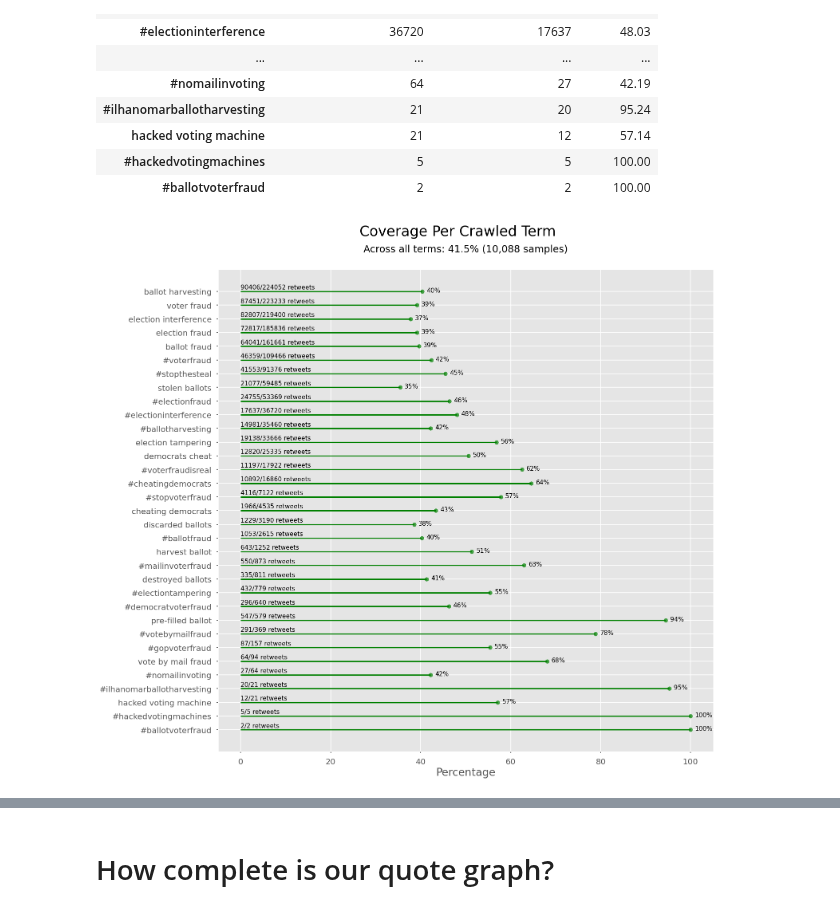
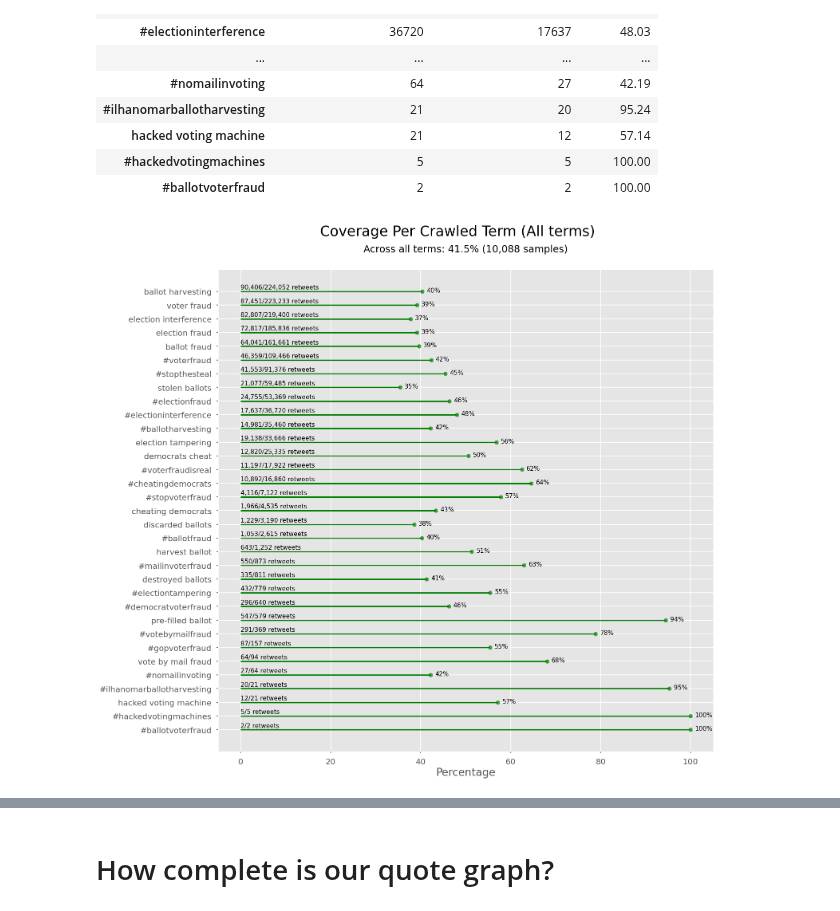
Before and after one commit to sTechLab/VoterFraud2020-analysis, a Jupyter notebook: notebooks/retweet_coverage.ipynb, the cells around one changed output, grey strips where cells are left out. Saved outputs shown, nothing was run; the diff lists cells and outputs as text; code cells hidden in the pictures.

```diff
--- a/notebooks/retweet_coverage.ipynb
+++ b/notebooks/retweet_coverage.ipynb
@@ -215,35 +215,32 @@ Index(['tweet_id', 'timestamp', 'metadata_retweet_count',
 | #ballotvoterfraud | 2 | 2 | 100.00 |
 # %%
 import numpy as np
-# Plot top 20 terms
-TOP_N = 20
-
 labels = plot_df.index.values
 percentage_values = plot_df["percentage"].values
 
 x = np.flip(percentage_values)
 y = np.flip(labels)
 
 fig, ax = plt.subplots(figsize=(20,20), dpi=80)
 ax.hlines(y=y, xmin=0, xmax=x, color='green')
 ax.scatter(x=x, y=y, s=75, color='green', alpha=0.7)
 
 for i, txt in enumerate(x):
     df_row = plot_df.iloc[-i - 1]
-    label = "{}/{} retweets".format(int(df_row["crawled_retweet_count"]), int(df_row["metadata_retweet_count"]))
+    label = "{:,}/{:,} retweets".format(int(df_row["crawled_retweet_count"]), int(df_row["metadata_retweet_count"]))
     ax.annotate(label, xy=(0, y[i]), textcoords='offset points', xytext=(0, 5), fontsize=14)
     ax.annotate("{}%".format(int(x[i])), xy=(x[i], y[i]), textcoords='offset points', xytext=(10, -2), fontsize=14)
 
 ax.tick_params(axis='both', labelsize=18)
 
 subtitle = "Across all terms: {:,.1f}% ({:,} samples)".format(
     (aggregated_crawled_retweet_count / aggregated_metadata_retweet_count) * 100,
     combined_coverage_df.shape[0]
 )
 
-fig.suptitle('Coverage Per Crawled Term', fontsize=32, y=0.95)
+fig.suptitle('Coverage Per Crawled Term (All terms)', fontsize=32, y=0.95)
 ax.set_title(subtitle, pad=40, fontsize=22)
 ax.set_xlabel('Percentage', fontsize=24)
 plt.show()
 # %% [output]
-[figure, old version]
+[figure, new version]
```
Also changed, not shown: parts of 1 cell of this notebook.
